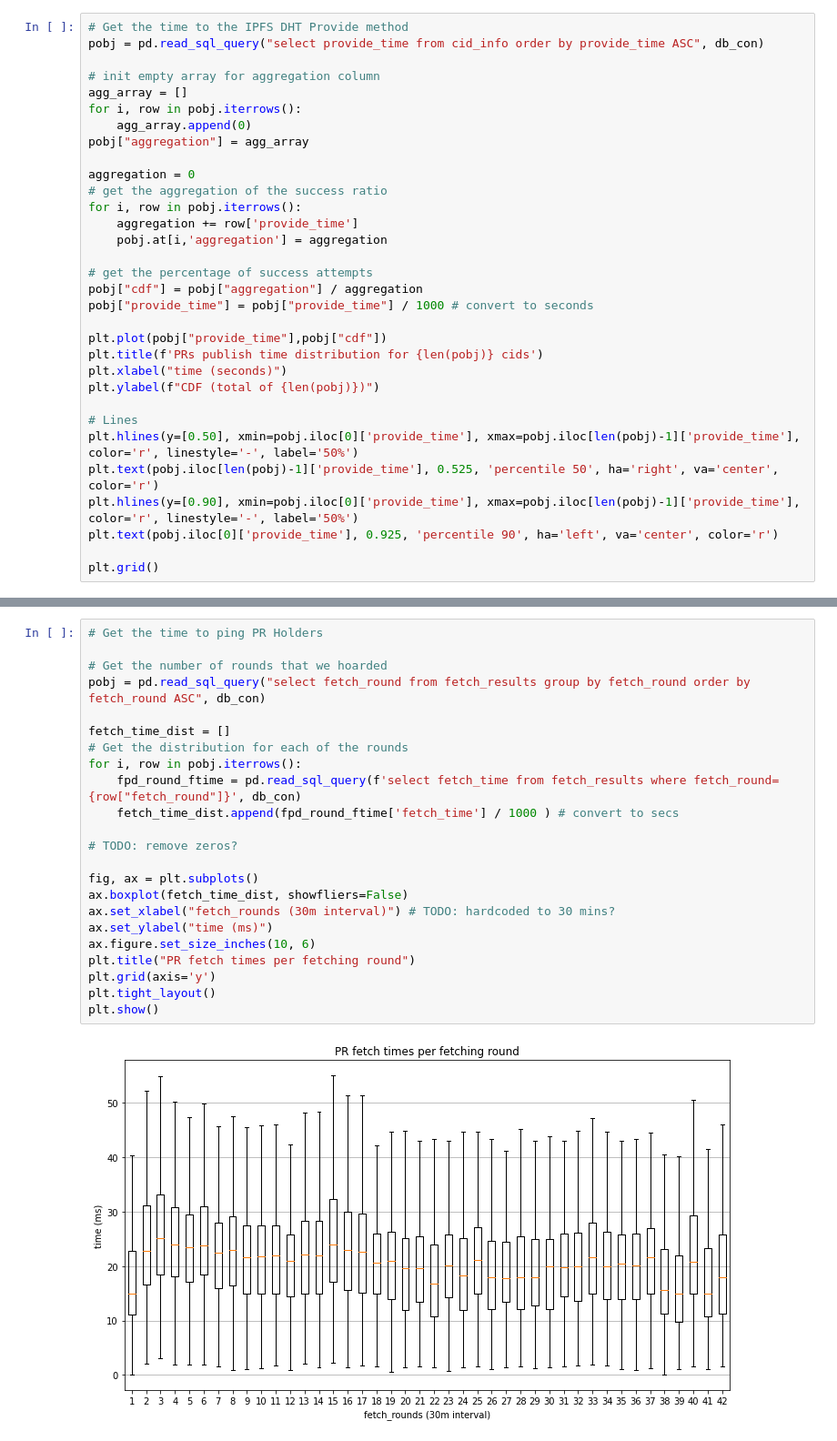
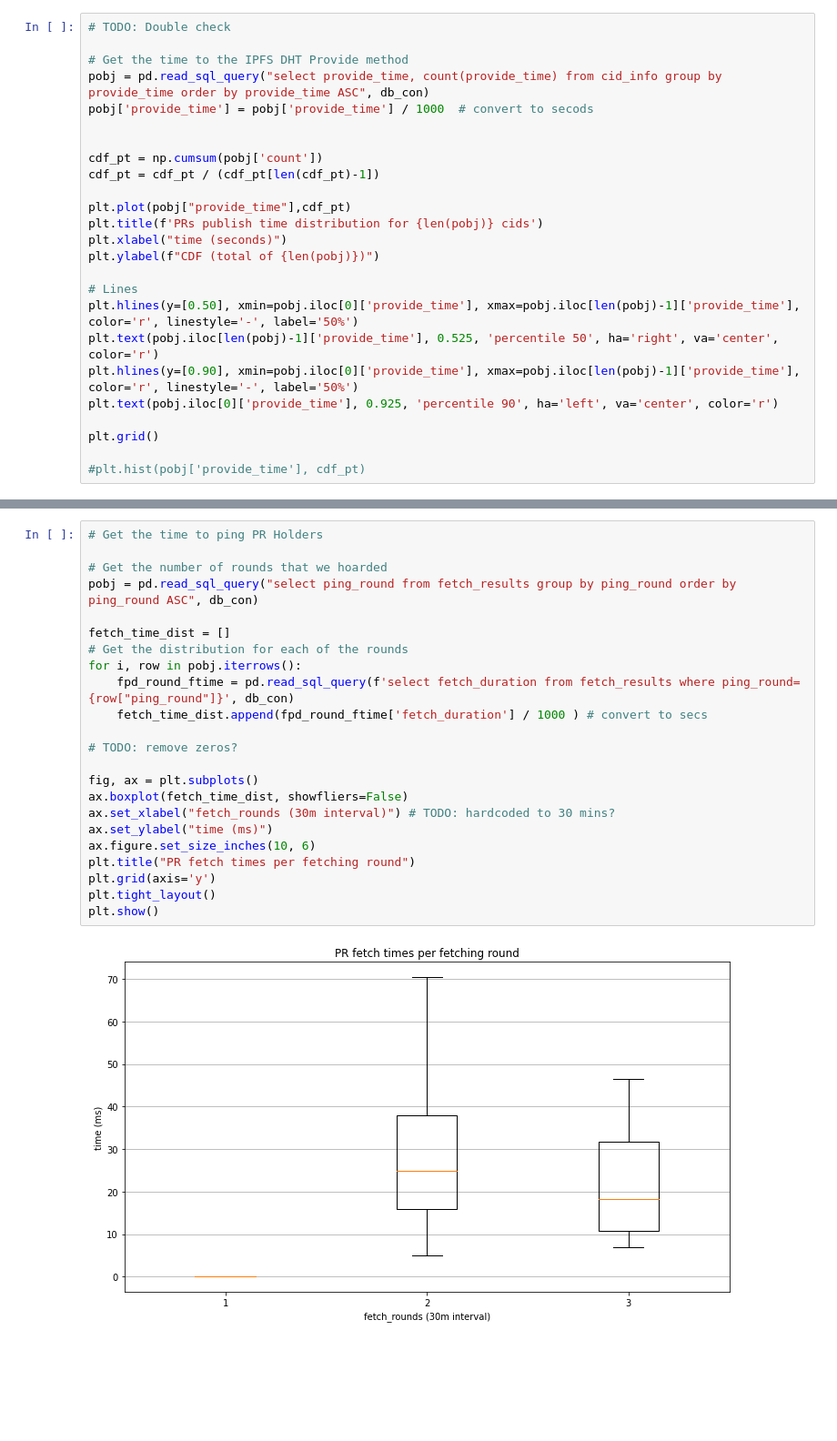
Before and after one commit to cortze/ipfs-cid-hoarder, a Jupyter notebook: analyzer/cid_hoarder_analyzer.ipynb, the cells around one changed output, grey strips where cells are left out. Shown at 91% size. Drawn from its saved outputs; the diff is of its cells as text; blank space fills up the shorter version.

```diff
--- a/analyzer/cid_hoarder_analyzer.ipynb
+++ b/analyzer/cid_hoarder_analyzer.ipynb
@@ -93,24 +57,15 @@ plt.grid()
 # %%
+# TODO: Double check
+
 # Get the time to the IPFS DHT Provide method
-pobj = pd.read_sql_query("select provide_time from cid_info order by provide_time ASC", db_con)
+pobj = pd.read_sql_query("select provide_time, count(provide_time) from cid_info group by provide_time order by provide_time ASC", db_con)
+pobj['provide_time'] = pobj['provide_time'] / 1000  # convert to secods
 
-# init empty array for aggregation column
-agg_array = []
-for i, row in pobj.iterrows():
-    agg_array.append(0)
-pobj["aggregation"] = agg_array
 
-aggregation = 0
-# get the aggregation of the success ratio
-for i, row in pobj.iterrows():
-    aggregation += row['provide_time']
-    pobj.at[i,'aggregation'] = aggregation
+cdf_pt = np.cumsum(pobj['count'])
+cdf_pt = cdf_pt / (cdf_pt[len(cdf_pt)-1])
 
-# get the percentage of success attempts
-pobj["cdf"] = pobj["aggregation"] / aggregation
-pobj["provide_time"] = pobj["provide_time"] / 1000 # convert to seconds
-
-plt.plot(pobj["provide_time"],pobj["cdf"])
+plt.plot(pobj["provide_time"],cdf_pt)
 plt.title(f'PRs publish time distribution for {len(pobj)} cids')
 plt.xlabel("time (seconds)")
 plt.ylabel(f"CDF (total of {len(pobj)})")
@@ -122,4 +77,6 @@ plt.hlines(y=[0.90], xmin=pobj.iloc[0]['provide_time'], xmax=pobj.iloc[len(pobj)
 plt.text(pobj.iloc[0]['provide_time'], 0.925, 'percentile 90', ha='left', va='center', color='r')
 
 plt.grid()
+
+#plt.hist(pobj['provide_time'], cdf_pt)
 # %% [output]
@@ -141,26 +106,26 @@ plt.grid(axis='y')
 # %%
 # Get the time to ping PR Holders
 
 # Get the number of rounds that we hoarded
-pobj = pd.read_sql_query("select fetch_round from fetch_results group by fetch_round order by fetch_round ASC", db_con)
+pobj = pd.read_sql_query("select ping_round from fetch_results group by ping_round order by ping_round ASC", db_con)
 
 fetch_time_dist = []
 # Get the distribution for each of the rounds
 for i, row in pobj.iterrows():
-    fpd_round_ftime = pd.read_sql_query(f'select fetch_time from fetch_results where fetch_round={row["fetch_round"]}', db_con)
-    fetch_time_dist.append(fpd_round_ftime['fetch_time'] / 1000 ) # convert to secs
+    fpd_round_ftime = pd.read_sql_query(f'select fetch_duration from fetch_results where ping_round={row["ping_round"]}', db_con)
+    fetch_time_dist.append(fpd_round_ftime['fetch_duration'] / 1000 ) # convert to secs
 
 # TODO: remove zeros?
 
 fig, ax = plt.subplots()
 ax.boxplot(fetch_time_dist, showfliers=False)
 ax.set_xlabel("fetch_rounds (30m interval)") # TODO: hardcoded to 30 mins?
 ax.set_ylabel("time (ms)")
 ax.figure.set_size_inches(10, 6)
 plt.title("PR fetch times per fetching round")
 plt.grid(axis='y')
 plt.tight_layout()
 plt.show()
 # %% [output]
-[figure, old version]
+[figure, new version]
 # %%
```
Also changed, not shown: parts of 17 cells of this notebook.
